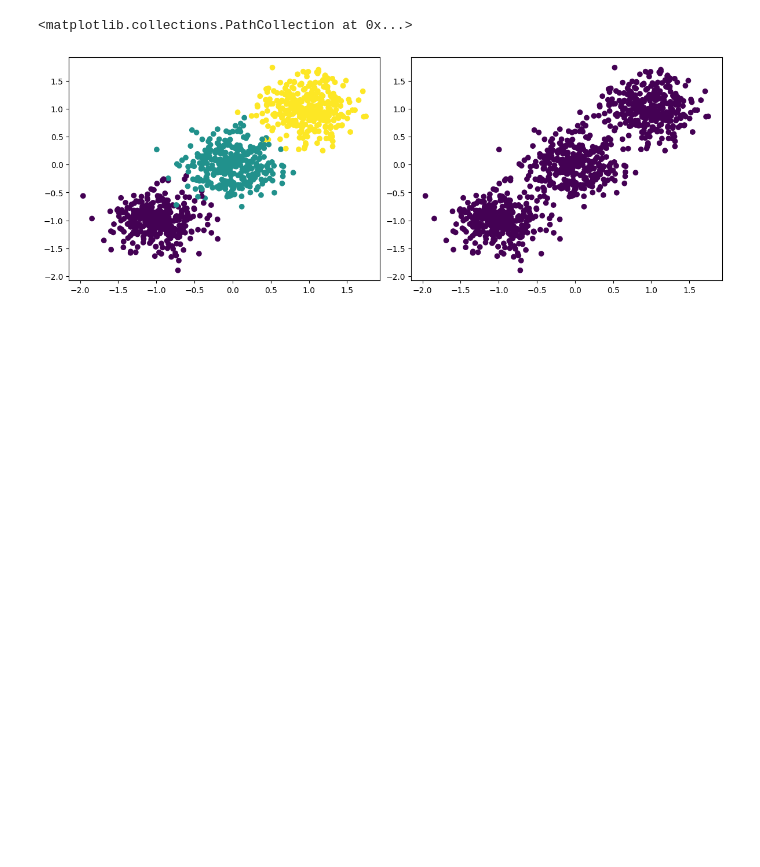
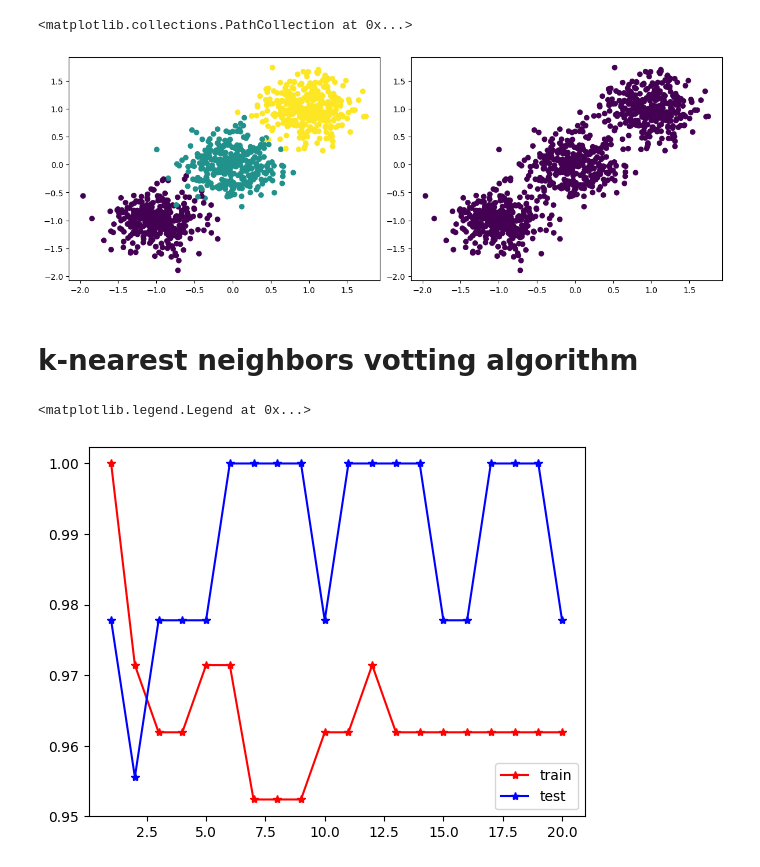
Before and after one commit to marzieh-saeedimasine/Python-DataCleaning-Modelling, a Jupyter notebook: Clustering-knn.ipynb, the cells around one changed output. Saved outputs shown, nothing was run; the diff lists cells and outputs as text; code cells hidden in the pictures; blank space fills up the shorter version.

```diff
--- a/Clustering.ipynb
+++ b/Clustering-knn.ipynb
@@ -74,3 +76,5 @@ ax[1].scatter(X[:,0],X[:,1], c=db.labels_)
 # %% [output]
 <matplotlib.collections.PathCollection at 0x...>
 [figure]
+# %% [markdown]
+# k-nearest neighbors votting algorithm
@@ -76,0 +87,23 @@ ax[1].scatter(X[:,0],X[:,1], c=db.labels_)
+# %%
+X=load_iris().data
+Y=load_iris().target
+Xtrain,Xtest,Ytrain,Ytest=train_test_split(X,Y,test_size=0.3,random_state=10)
+
+knn=np.arange(1,21,1)
+ac_train=[]
+ac_test=[]
+
+for i in k:
+    model=KNeighborsClassifier(n_neighbors=i,metric='minkowski')
+    model.fit(Xtrain,Ytrain)
+    ypred_train=model.predict(Xtrain)
+    ypred_test=model.predict(Xtest)
+    ac_train.append(accuracy_score(Ytrain,ypred_train))
+    ac_test.append(accuracy_score(Ytest,ypred_test))
+
+plt.plot(knn,ac_train,c='red', marker='*',label='train')
+plt.plot(knn,ac_test,c='blue', marker='*',label='test')
+plt.legend()
+# %% [output]
+<matplotlib.legend.Legend at 0x...>
+[figure, added]
```
Also changed, not shown: parts of 3 cells of this notebook.
